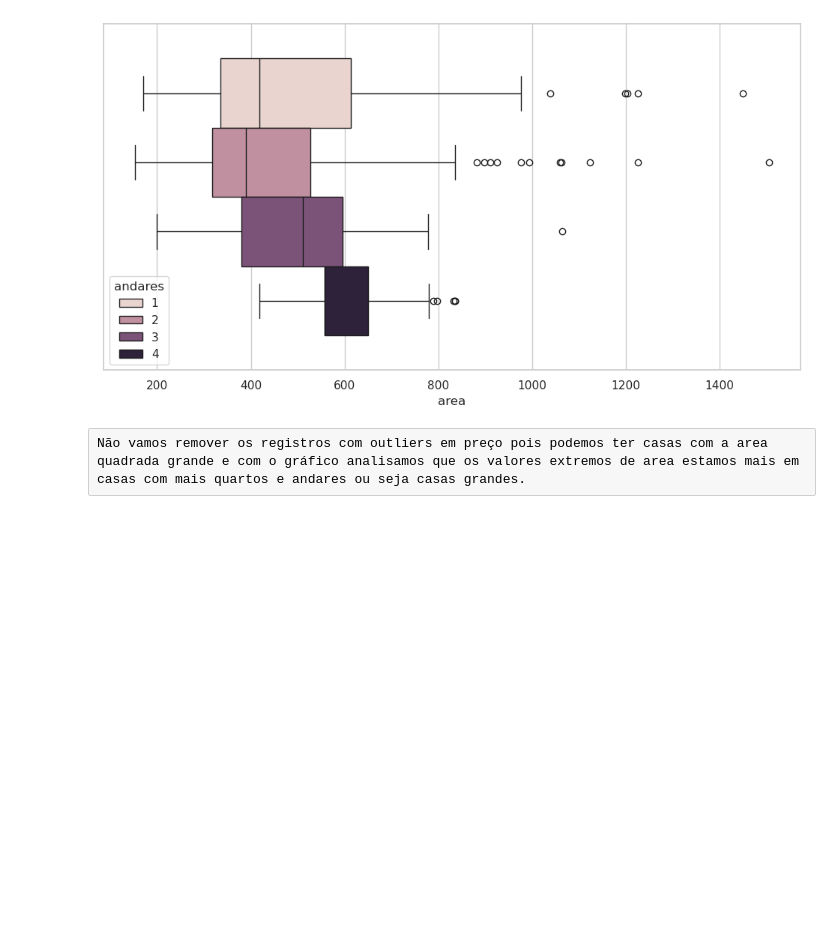
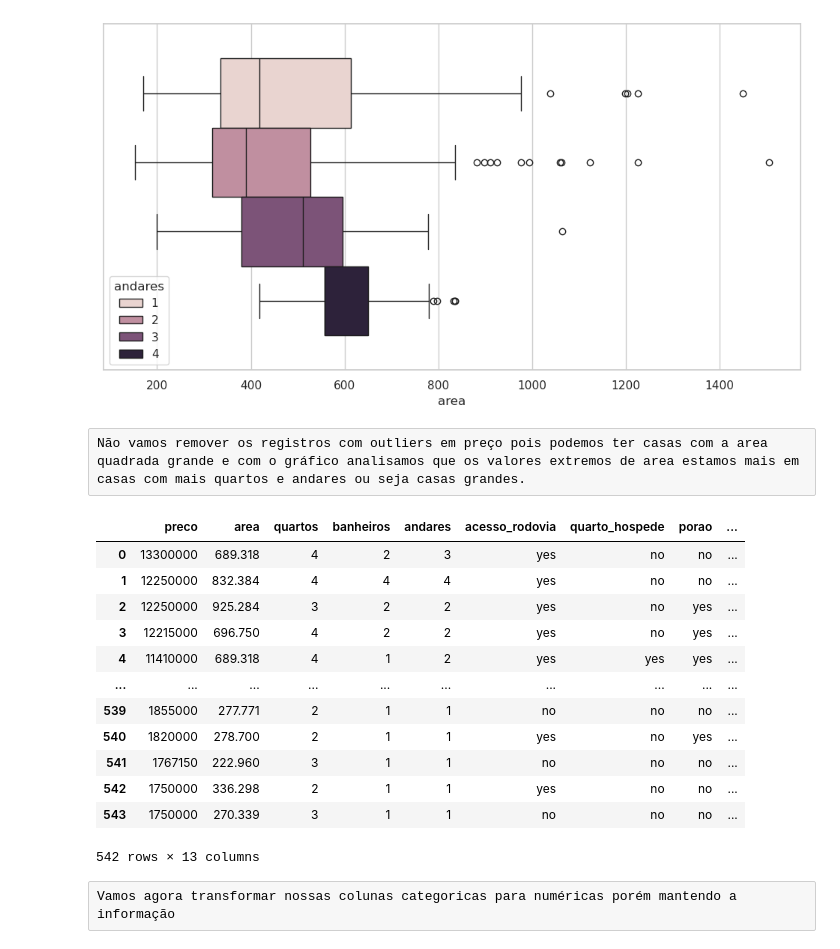
Before and after one commit to hugogsmendes/Houses-prediction, a Jupyter notebook: models_ml/model.ipynb, the cells around one changed output. Saved outputs shown, nothing was run; the diff lists cells and outputs as text; code cells hidden in the pictures; blank space fills up the shorter version.

```diff
--- a/models_ml/model.ipynb
+++ b/models_ml/model.ipynb
@@ -394,3 +394,21 @@ plt.show()
 [figure]
 # %% [raw]
 Não vamos remover os registros com outliers em preço pois podemos ter casas com a area quadrada grande e com o gráfico analisamos que os valores extremos de area estamos mais em casas com mais quartos e andares ou seja casas grandes.
+# %%
+df_limpo
+# %% [output]
+|  | preco | area | quartos | banheiros | andares | acesso_rodovia | quarto_hospede | porao | ... |
+| 0 | 13300000 | 689.318 | 4 | 2 | 3 | yes | no | no | ... |
+| 1 | 12250000 | 832.384 | 4 | 4 | 4 | yes | no | no | ... |
+| 2 | 12250000 | 925.284 | 3 | 2 | 2 | yes | no | yes | ... |
+| 3 | 12215000 | 696.750 | 4 | 2 | 2 | yes | no | yes | ... |
+| 4 | 11410000 | 689.318 | 4 | 1 | 2 | yes | yes | yes | ... |
+| ... | ... | ... | ... | ... | ... | ... | ... | ... | ... |
+| 539 | 1855000 | 277.771 | 2 | 1 | 1 | no | no | no | ... |
+| 540 | 1820000 | 278.700 | 2 | 1 | 1 | yes | no | yes | ... |
+| 541 | 1767150 | 222.960 | 3 | 1 | 1 | no | no | no | ... |
+| 542 | 1750000 | 336.298 | 2 | 1 | 1 | yes | no | no | ... |
+| 543 | 1750000 | 270.339 | 3 | 1 | 1 | no | no | no | ... |
+542 rows × 13 columns
+# %% [raw]
+Vamos agora transformar nossas colunas categoricas para numéricas porém mantendo a informação
```
Also changed, not shown: parts of 18 cells of this notebook.
